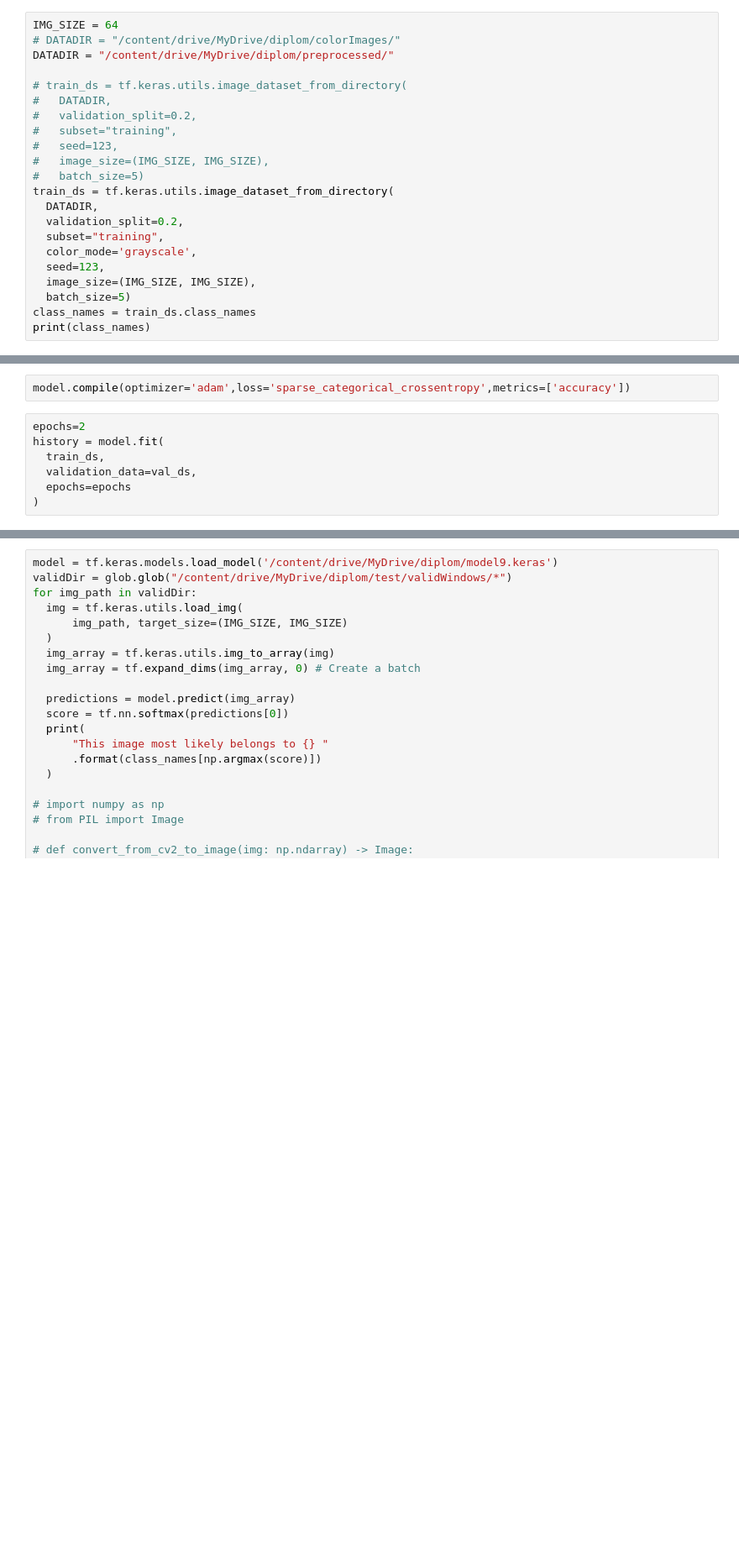
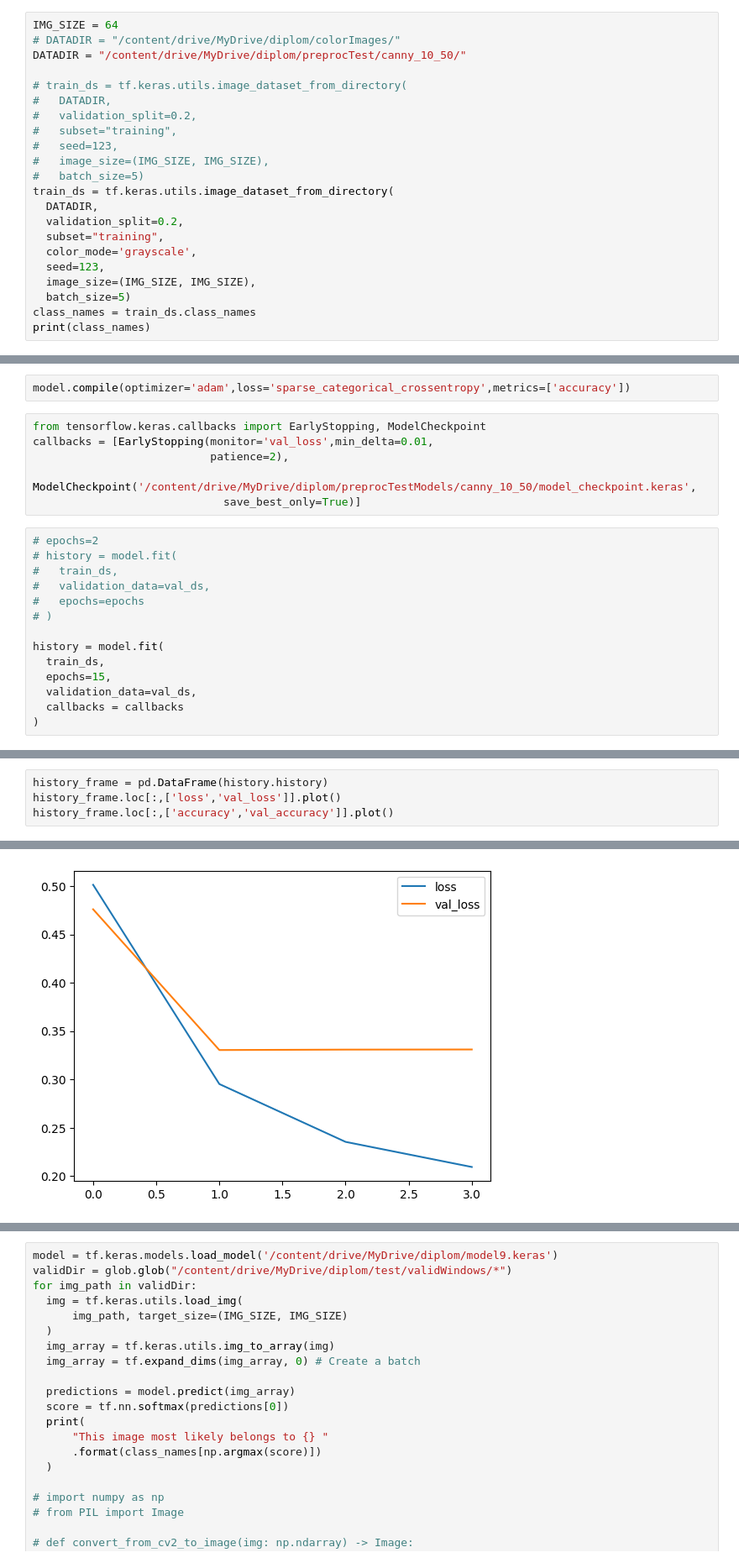
Before and after one commit to s4kh4rov/BMIL, a Jupyter notebook: magdiplom.ipynb, the cells around one changed output, grey strips where cells are left out. Shown at 84% size. Drawn from its saved outputs; the diff is of its cells as text; blank space fills up the shorter version.

```diff
--- a/magdiplom.ipynb
+++ b/magdiplom.ipynb
@@ -244,7 +381,7 @@ for img_path in all_img_paths:
 # %%
 IMG_SIZE = 64
 # DATADIR = "/content/drive/MyDrive/diplom/colorImages/"
-DATADIR = "/content/drive/MyDrive/diplom/preprocessed/"
+DATADIR = "/content/drive/MyDrive/diplom/preprocTest/canny_10_50/"
 
 # train_ds = tf.keras.utils.image_dataset_from_directory(
 #   DATADIR,
@@ -375,11 +512,24 @@ Non-trainable params: 0 (0.00 Byte)
 _________________________________________________________________
 # %%
 model.compile(optimizer='adam',loss='sparse_categorical_crossentropy',metrics=['accuracy'])
+# %%
+from tensorflow.keras.callbacks import EarlyStopping, ModelCheckpoint
+callbacks = [EarlyStopping(monitor='val_loss',min_delta=0.01,
+                           patience=2),
+             ModelCheckpoint('/content/drive/MyDrive/diplom/preprocTestModels/canny_10_50/model_checkpoint.keras',
+                             save_best_only=True)]
 # %%
-epochs=2
+# epochs=2
+# history = model.fit(
+#   train_ds,
+#   validation_data=val_ds,
+#   epochs=epochs
+# )
+
 history = model.fit(
   train_ds,
+  epochs=15,
   validation_data=val_ds,
-  epochs=epochs
+  callbacks = callbacks
 )
 # %% [output]
@@ -391,0 +553,5 @@ model.save('/content/drive/MyDrive/diplom/modelWDSGrayscale2.keras')
+# %%
+history_frame = pd.DataFrame(history.history)
+history_frame.loc[:,['loss','val_loss']].plot()
+history_frame.loc[:,['accuracy','val_accuracy']].plot()
+# %% [output]
@@ -391,0 +559 @@ model.save('/content/drive/MyDrive/diplom/modelWDSGrayscale2.keras')
+[figure, added]
```
Also changed, not shown: parts of 25 cells of this notebook.
